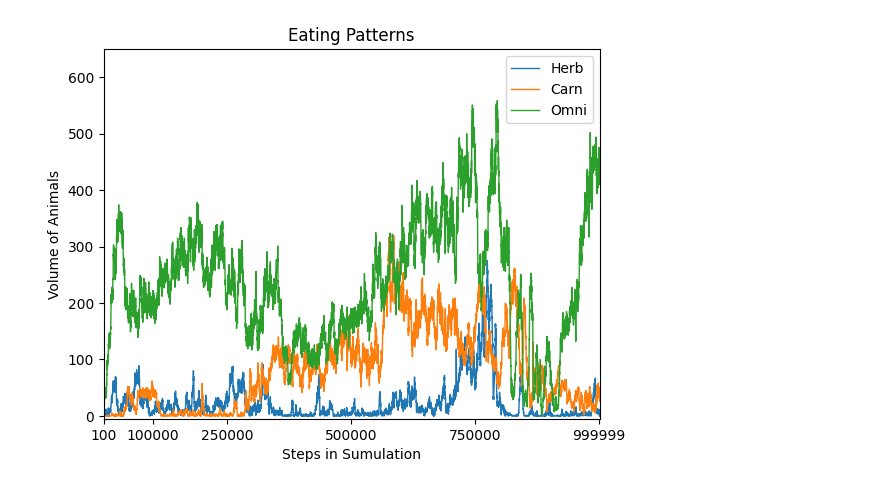
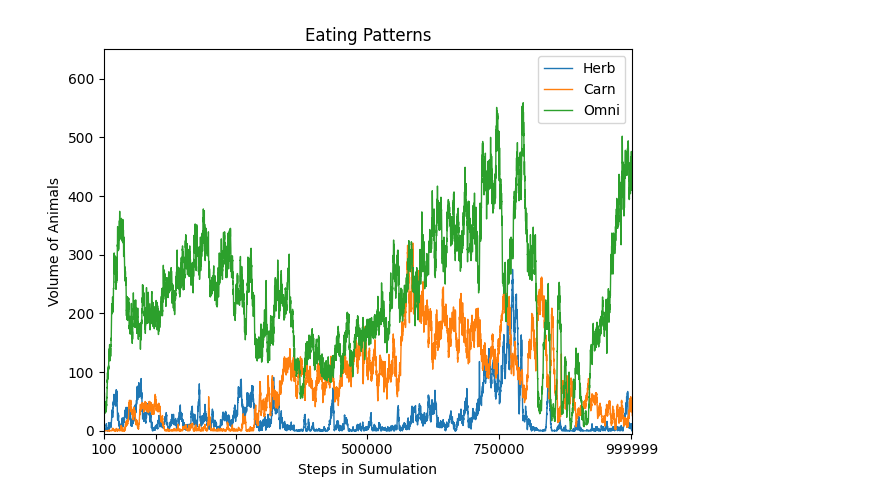
Before and after one commit to IanHornblower/CS-176-project, a Jupyter notebook: main.ipynb, the cells around one changed output. Saved outputs shown, nothing was run; the diff lists cells and outputs as text; code cells hidden in the pictures.

```diff
--- a/main.ipynb
+++ b/main.ipynb
@@ -103,25 +163,25 @@ plt.show()
 # %%
 # Graph visualizing eating patterns over the epochs
 
 # remove first turn
 graph_5_data = overall.copy()
 
 fig, ax = plt.subplots()
 
 ax.plot(graph_5_data['Turn'], graph_5_data['Herbivores'], linewidth=1)
 ax.plot(graph_5_data['Turn'], graph_5_data['Carnivores'], linewidth=1)
 ax.plot(graph_5_data['Turn'], graph_5_data['Omnivores'], linewidth=1)
 
 plt.title("Eating Patterns")
 plt.ylabel('Volume of Animals')
 plt.xlabel('Steps in Sumulation')
 
 plt.legend(['Herb', 'Carn', 'Omni'])
 plt.ylim(-5,650)
 plt.xlim(0, 1_001_800)
 plt.xticks([100, 100000, 250000, 500000, 750000, 999999])
 
-
+plt.tight_layout()
 plt.show()
 # %% [output]
-[figure, old version]
+[figure, new version]
```
Also changed, not shown: parts of 9 cells of this notebook.
